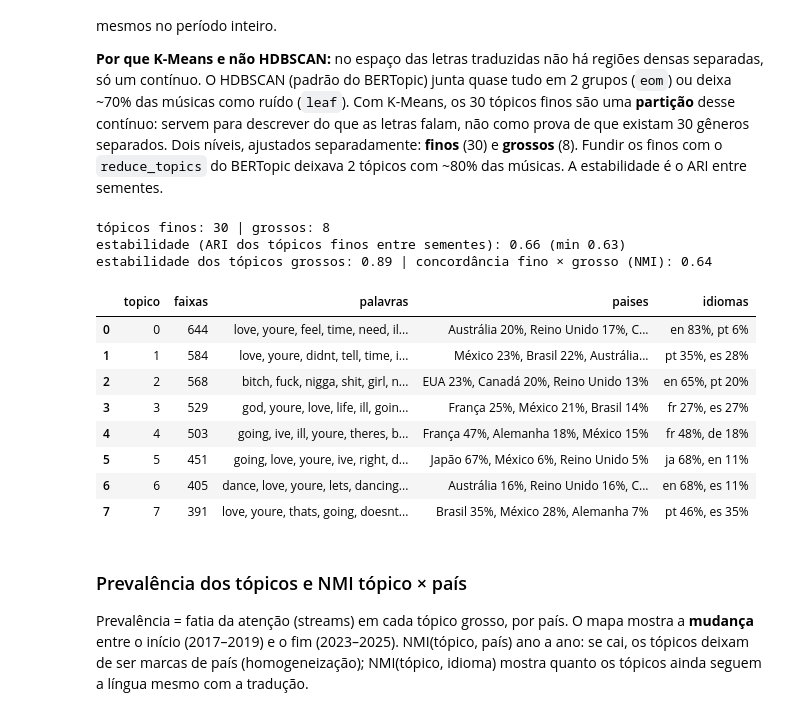
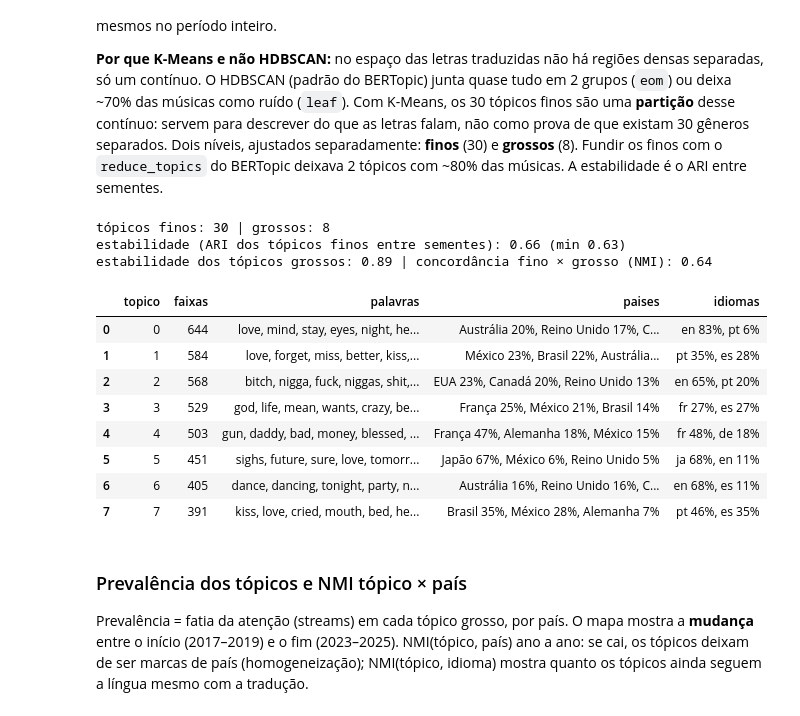
Before and after one commit to besome/SocialComp, a Jupyter notebook: pipelineHipoteses.ipynb, the cells around one changed output. Drawn from its saved outputs; the diff is of its cells as text; code cells hidden in the pictures.

```diff
--- a/pipelineHipoteses.ipynb
+++ b/pipelineHipoteses.ipynb
@@ -579,17 +579,24 @@ from bertopic import BERTopic
 from umap import UMAP
 from sklearn.cluster import KMeans
 from sklearn.feature_extraction.text import CountVectorizer, ENGLISH_STOP_WORDS
+from bertopic.vectorizers import ClassTfidfTransformer
 
 N_TOPICOS = 30
 PALAVRAS_VAZIAS = list(ENGLISH_STOP_WORDS | {"oh", "ooh", "yeah", "ya", "yo", "la", "na", "da", "eh", "ah", "uh", "hey",
     "woah", "whoa", "mm", "hmm", "ay", "ey", "gonna", "wanna", "gotta", "got", "just", "like", "know", "don", "ll",
-    "ve", "re", "let", "come", "say", "said", "make", "cause", "baby", "want", "get", "go", "im", "dont", "aint"})
+    "ve", "re", "let", "come", "say", "said", "make", "cause", "baby", "want", "get", "go", "im", "dont", "aint",
+    # contrações que chegam sem apóstrofo depois da limpeza
+    "youre", "ive", "ill", "thats", "didnt", "doesnt", "cant", "wont", "isnt", "wasnt", "theyre", "hes", "shes",
+    "theres", "youve", "youll", "id", "itll", "whats", "lets", "wouldnt", "couldnt", "shouldnt", "going", "gonna",
+    "yes", "okay", "ok", "oh", "ohoh", "really", "right", "way", "thing", "things", "time", "need", "tell", "know",
+    "think", "feel", "look", "little", "away", "day", "good"})
 docs = faixas["letra_en_limpa"].tolist()
 
 def ajusta_bertopic(semente, k=N_TOPICOS):
     m = BERTopic(umap_model=UMAP(n_neighbors=15, n_components=5, min_dist=0.0, metric="cosine", random_state=semente),
                  hdbscan_model=KMeans(k, n_init=10, random_state=semente),
                  vectorizer_model=CountVectorizer(stop_words=PALAVRAS_VAZIAS, min_df=1, token_pattern=r"(?u)\b[a-z]{3,}\b"),
+                 ctfidf_model=ClassTfidfTransformer(reduce_frequent_words=True),   # tira palavras comuns a todos
                  calculate_probabilities=False, verbose=False)
     top, _ = m.fit_transform(docs, Xt)
     return m, np.array(top)
@@ -598,42 +605,46 @@ tm, top_fino = ajusta_bertopic(SEED)
 tm_grosso, top_grosso = ajusta_bertopic(SEED, 8)
 print(f"tópicos finos: {len(set(top_fino))} | grossos: {len(set(top_grosso))}")
 
 ari = [adjusted_rand_score(top_fino, ajusta_bertopic(s)[1]) for s in [7, 123, 2024, 99]]
 print(f"estabilidade (ARI dos tópicos finos entre sementes): {np.mean(ari):.2f} (min {np.min(ari):.2f})")
 ari_g = [adjusted_rand_score(top_grosso, ajusta_bertopic(s, 8)[1]) for s in [7, 123]]
 print(f"estabilidade dos tópicos grossos: {np.mean(ari_g):.2f} | concordância fino × grosso (NMI): "
       f"{normalized_mutual_info_score(top_fino, top_grosso):.2f}")
 
+# rótulos só com palavras que aparecem em >= 20 músicas (tira restos de tradução e onomatopeias raras)
+_cv = CountVectorizer(stop_words=PALAVRAS_VAZIAS, token_pattern=r"(?u)\b[a-z]{3,}\b", binary=True)
+_df = dict(zip(_cv.fit(docs).get_feature_names_out(), np.asarray(_cv.transform(docs).sum(axis=0)).ravel()))
+
 def resumo_topicos(modelo, rot):
     linhas = []
     for t in sorted(set(rot)):
-        palavras = ", ".join(w for w, _ in modelo.get_topic(t)[:8])
+        palavras = ", ".join([w for w, _ in modelo.get_topic(t)[:30] if _df.get(w, 0) >= 20][:8])
         tr = faixas.index[rot == t]
         comp = d[d["track_id"].isin(tr)]["cc"].value_counts(normalize=True).head(3)
         idi = faixas.loc[tr, "idioma"].value_counts(normalize=True).head(2)
         linhas.append({"topico": t, "faixas": len(tr), "palavras": palavras,
                        "paises": ", ".join(f"{NOMES[c]} {v:.0%}" for c, v in comp.items()),
                        "idiomas": ", ".join(f"{i} {v:.0%}" for i, v in idi.items())})
     return pd.DataFrame(linhas)
 
 top_g = resumo_topicos(tm_grosso, top_grosso); top_f = resumo_topicos(tm, top_fino)
 display(top_g)
 top_g.to_csv(PASTA_RES / "topicos_grossos.csv", index=False); top_f.to_csv(PASTA_RES / "topicos_finos.csv", index=False)
 d["topico"] = d["track_id"].map(dict(zip(faixas.index, top_grosso)))
 d["topico_fino"] = d["track_id"].map(dict(zip(faixas.index, top_fino)))
 # %% [output]
 tópicos finos: 30 | grossos: 8
 estabilidade (ARI dos tópicos finos entre sementes): 0.66 (min 0.63)
 estabilidade dos tópicos grossos: 0.89 | concordância fino × grosso (NMI): 0.64
 |  | topico | faixas | palavras | paises | idiomas |
-| 0 | 0 | 644 | love, youre, feel, time, need, il... | Austrália 20%, Reino Unido 17%, C... | en 83%, pt 6% |
-| 1 | 1 | 584 | love, youre, didnt, tell, time, i... | México 23%, Brasil 22%, Austrália... | pt 35%, es 28% |
-| 2 | 2 | 568 | bitch, fuck, nigga, shit, girl, n... | EUA 23%, Canadá 20%, Reino Unido 13% | en 65%, pt 20% |
-| 3 | 3 | 529 | god, youre, love, life, ill, goin... | França 25%, México 21%, Brasil 14% | fr 27%, es 27% |
-| 4 | 4 | 503 | going, ive, ill, youre, theres, b... | França 47%, Alemanha 18%, México 15% | fr 48%, de 18% |
-| 5 | 5 | 451 | going, love, youre, ive, right, d... | Japão 67%, México 6%, Reino Unido 5% | ja 68%, en 11% |
-| 6 | 6 | 405 | dance, love, youre, lets, dancing... | Austrália 16%, Reino Unido 16%, C... | en 68%, es 11% |
-| 7 | 7 | 391 | love, youre, thats, going, doesnt... | Brasil 35%, México 28%, Alemanha 7% | pt 46%, es 35% |
+| 0 | 0 | 644 | love, mind, stay, eyes, night, he... | Austrália 20%, Reino Unido 17%, C... | en 83%, pt 6% |
+| 1 | 1 | 584 | love, forget, miss, better, kiss,... | México 23%, Brasil 22%, Austrália... | pt 35%, es 28% |
+| 2 | 2 | 568 | bitch, nigga, fuck, niggas, shit,... | EUA 23%, Canadá 20%, Reino Unido 13% | en 65%, pt 20% |
+| 3 | 3 | 529 | god, life, mean, wants, crazy, be... | França 25%, México 21%, Brasil 14% | fr 27%, es 27% |
+| 4 | 4 | 503 | gun, daddy, bad, money, blessed, ... | França 47%, Alemanha 18%, México 15% | fr 48%, de 18% |
+| 5 | 5 | 451 | sighs, future, sure, love, tomorr... | Japão 67%, México 6%, Reino Unido 5% | ja 68%, en 11% |
+| 6 | 6 | 405 | dance, dancing, tonight, party, n... | Austrália 16%, Reino Unido 16%, C... | en 68%, es 11% |
+| 7 | 7 | 391 | kiss, love, cried, mouth, bed, he... | Brasil 35%, México 28%, Alemanha 7% | pt 46%, es 35% |
 # %% [markdown]
 ### Prevalência dos tópicos e NMI tópico × país
 
```
Also changed, not shown: parts of 2 cells of this notebook, 4 other files.
